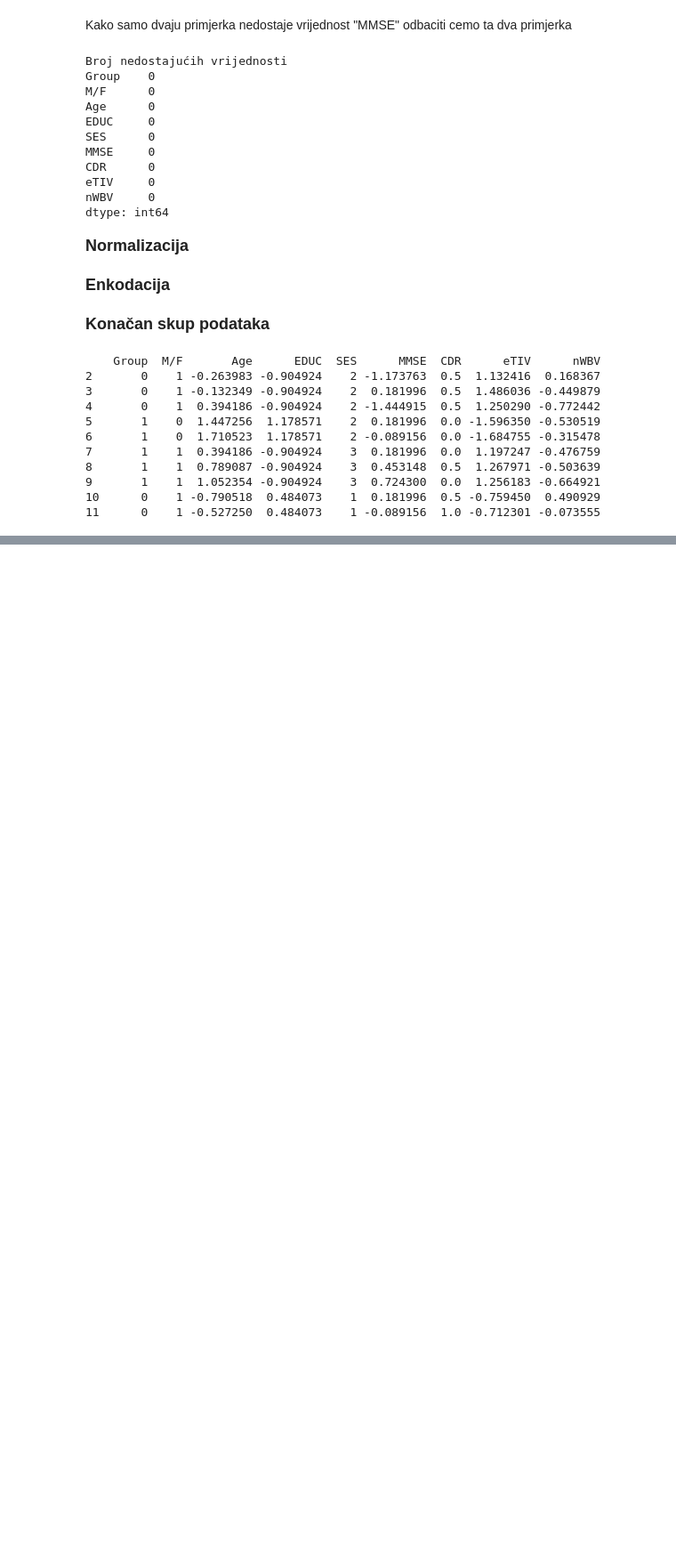
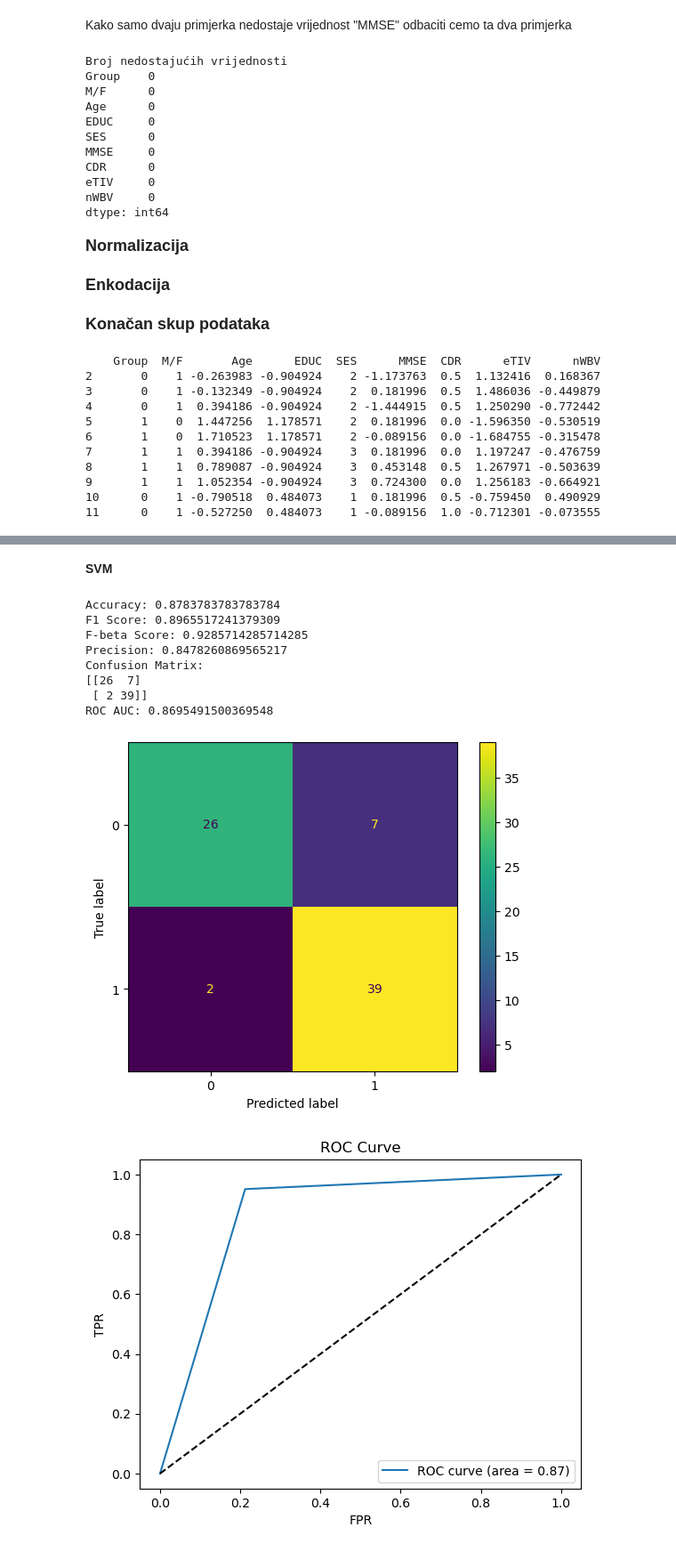
Before and after one commit to joshanak/Prediction-of-early-stage-Alzheimer-s, a Jupyter notebook: alzheimer-prediction.ipynb, the cells around one changed output, grey strips where cells are left out. Shown at 89% size. Saved outputs shown, nothing was run; the diff lists cells and outputs as text; code cells hidden in the pictures; blank space fills up the shorter version.

```diff
--- a/alzheimer-prediction.ipynb
+++ b/alzheimer-prediction.ipynb
@@ -419,0 +622,51 @@ print(input_dataset.head(10))
+# %% [markdown]
+<b>SVM</b>
+# %%
+y_pred = svm_clf.predict(X_test)
+y_true = y_test
+
+svm_acc = accuracy_score(y_true, y_pred)
+print(f'Accuracy: {svm_acc}')
+
+
+svm_f1 = f1_score(y_true, y_pred)
+print(f'F1 Score: {svm_f1}')
+
+
+svm_fbeta = fbeta_score(y_true, y_pred, beta=2)
+print(f'F-beta Score: {svm_fbeta}')
+
+svm_precision = precision_score(y_true, y_pred)
+print(f"Precision: {svm_precision}")
+
+conf_matrix = confusion_matrix(y_true, y_pred)
+print(f"Confusion Matrix: \n{conf_matrix}")
+
+
+disp = ConfusionMatrixDisplay(confusion_matrix=conf_matrix)
+disp.plot()
+
+
+fpr, tpr, thresholds = roc_curve(y_true, y_pred)
+roc_auc = auc(fpr, tpr)
+print(f'ROC AUC: {roc_auc}')
+
+plt.figure()
+plt.plot(fpr, tpr, label='ROC curve (area = %0.2f)' % roc_auc)
+plt.plot([0, 1], [0, 1], 'k--')
+plt.xlabel("FPR")
+plt.ylabel("TPR")
+plt.title("ROC Curve")
+plt.legend()
+plt.show()
+# %% [output]
+Accuracy: 0.8783783783783784
+F1 Score: 0.8965517241379309
+F-beta Score: 0.9285714285714285
+Precision: 0.8478260869565217
+Confusion Matrix:
+[[26  7]
+ [ 2 39]]
+ROC AUC: 0.8695491500369548
+[figure, added]
+[figure, added]
```
Also changed, not shown: parts of 45 cells of this notebook.
